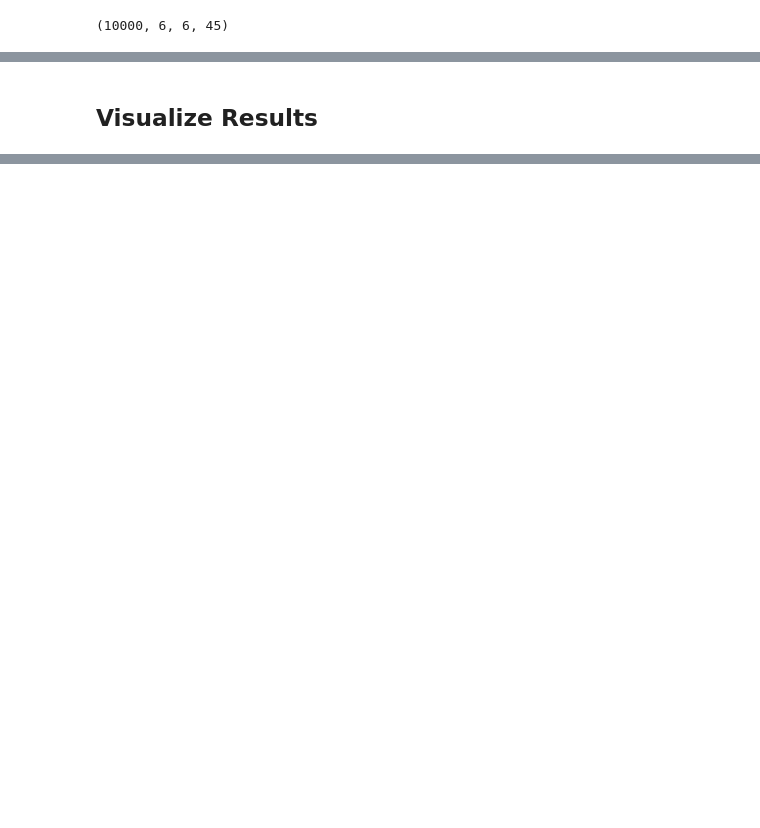
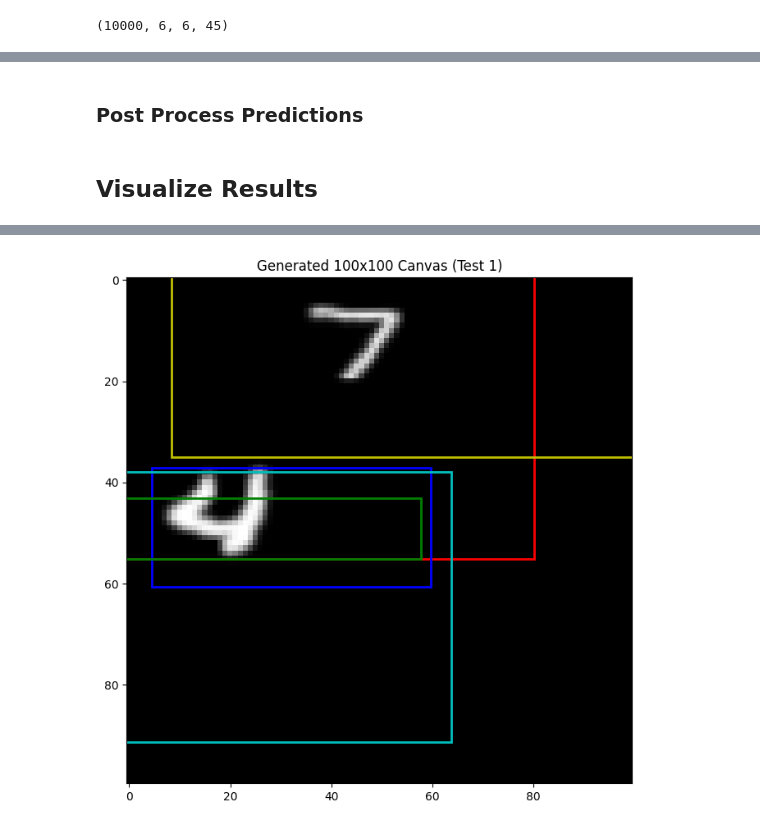
Before and after one commit to gaurangdave/mnist_object_detection, a Jupyter notebook: notebooks/06_evaluate.ipynb, the cells around one changed output, grey strips where cells are left out. Cells and saved outputs as stored; diff of their text form; code cells hidden in the pictures; blank space fills up the shorter version.

```diff
--- a/notebooks/06_evaluate.ipynb
+++ b/notebooks/06_evaluate.ipynb
@@ -115,0 +165,8 @@ prediction.shape
+# %%
+def reshape_prediction(prediction_object):
+    prediction_shape = tf.shape(prediction_object)
+    batch_size = prediction_shape[0]
+    grid_width = prediction_shape[1]
+    grid_height = prediction_shape[2]
+    reshaped_prediction = tf.reshape(prediction_object, shape=(batch_size,grid_width,grid_height,-1,15))
+    return reshaped_prediction
@@ -115,0 +180,2 @@ prediction.shape
+# %% [markdown]
+### Post Process Predictions
@@ -116,2 +290,70 @@ prediction.shape
 # %% [markdown]
 ## Visualize Results
+# %%
+def visualize_generated_data(canvas, predictions):
+    # batched_canvases,predictions = batch
+    # print(f"batched_canvases shape: {canvas.shape}")
+    # print(f"predictions shape ", tf.shape(predictions))
+    # Get the very first canvas from the batch (shape 100x100)
+    # We use .numpy() to convert it from a EagerTensor to a NumPy array for plotting
+    canvas_to_show = canvas[0].numpy()
+    prediction = predictions[0]
+
+    # print(f"Canvas shape: {canvas_to_show.shape}")
+    # print(f"Single Prediction shape: {prediction.shape}")
+    prediction_boxes = prediction.shape[0]
+
+
+    # # Plot it
+    # # --- Create a figure and axis ---
+    fig, ax = plt.subplots(1, figsize=(8, 8))
+
+    colors = ['r','b','g','y','c']
+
+    # get the 2 predictions
+    for i in range(prediction_boxes):
+        bbox = (prediction[i]).numpy() * 100
+
+        # flag, x_center, y_center, width, height,
+        flag = bbox[0]
+        x_center = bbox[1]
+        y_center = bbox[2]
+        width = bbox[3]
+        height = bbox[4]
+        pred_class = np.argmax(bbox[5:])
+        pred_probability = bbox[pred_class]
+
+
+        print(f"Class : {pred_class}, Probability : {pred_probability}")
+
+        x_min = x_center - (width / 2)
+        y_min = y_center - (height / 2)
+        # print("flag, x_center, y_center, width, height",flag, x_min, y_min, width, height,)
+        rect = patches.Rectangle(
+            (x_min, y_min),
+            width,
+            height,
+            linewidth=2,
+            edgecolor=colors[i],
+            facecolor='none'
+        )
+
+        ax.add_patch(rect)
+    # Display the image
+    ax.imshow(canvas_to_show, cmap='gray')
+
+
+    plt.title("Generated 100x100 Canvas (Test 1)")
+    plt.show()
+
+
+# Get one batch
+# Your dataset is batched, so .take(1) gets one full batch
+for canvas in processed_test_dataset_2.take(1):
+    # visualize_generated_data(batch=batch)
+    predictions = model.predict(canvas)
+    # tf.print("prediction.shape ", tf.shape(prediction))
+    post_procesed_data = post_process(predictions=predictions)
+    # tf.print("post_procesed_data.shape ", tf.shape(post_procesed_data))
+    visualize_generated_data(canvas, post_procesed_data)
+# %% [output]
@@ -117,0 +366 @@ prediction.shape
+[figure, added]
```
Also changed, not shown: parts of 11 cells of this notebook, 1 other file.
